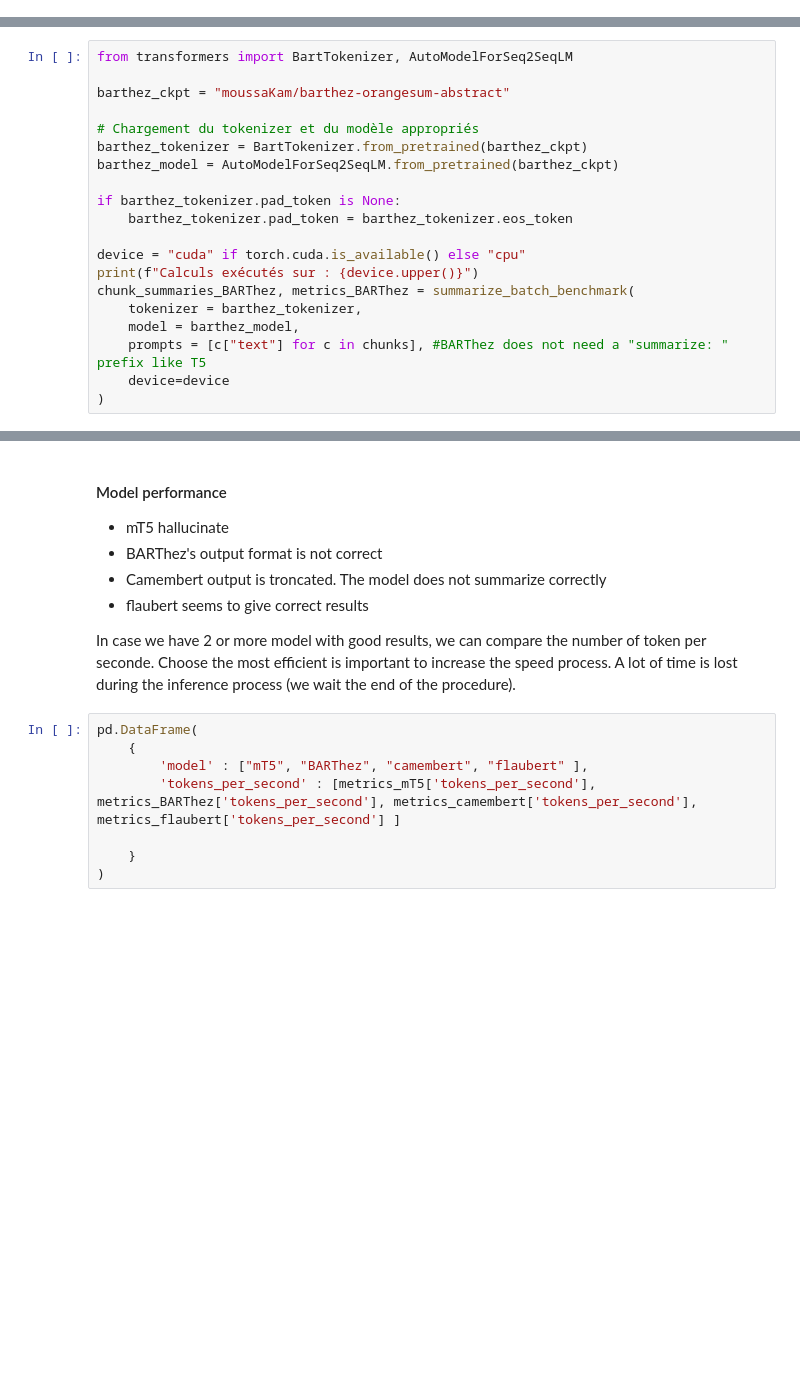
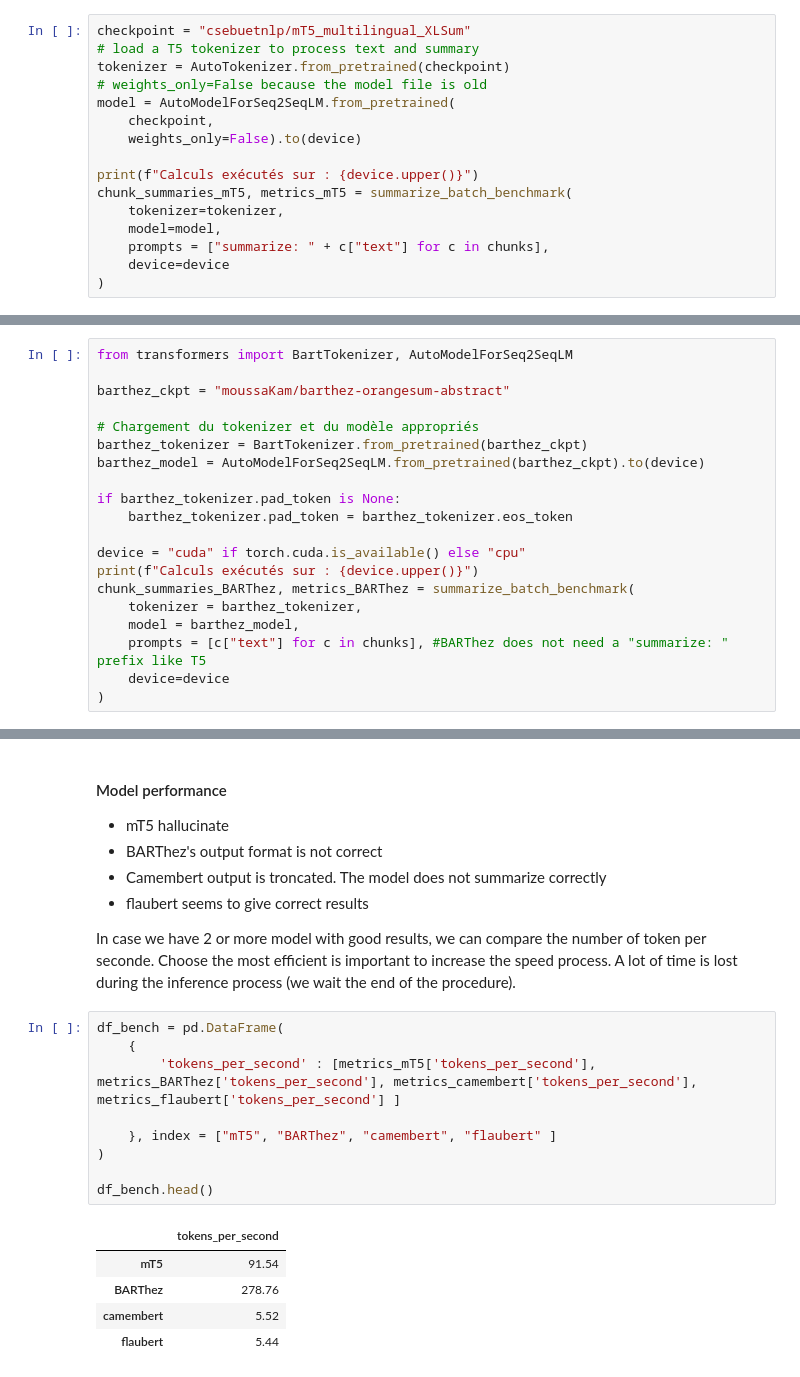
Before and after one commit to jaysenSAW/Asset_Knowledge_Graph, a Jupyter notebook: PoC_summarize.ipynb, the cells around one changed output, grey strips where cells are left out. Saved outputs shown, nothing was run; the diff lists cells and outputs as text; blank space fills up the shorter version.

```diff
--- a/PoC_summarize.ipynb
+++ b/PoC_summarize.ipynb
@@ -243,0 +260,16 @@ chunk_summaries_mT5, metrics_mT5 = summarize_batch_benchmark(
+# %%
+checkpoint = "csebuetnlp/mT5_multilingual_XLSum"
+# load a T5 tokenizer to process text and summary
+tokenizer = AutoTokenizer.from_pretrained(checkpoint)
+# weights_only=False because the model file is old
+model = AutoModelForSeq2SeqLM.from_pretrained(
+    checkpoint,
+    weights_only=False).to(device)
+
+print(f"Calculs exécutés sur : {device.upper()}")
+chunk_summaries_mT5, metrics_mT5 = summarize_batch_benchmark(
+    tokenizer=tokenizer,
+    model=model,
+    prompts = ["summarize: " + c["text"] for c in chunks],
+    device=device
+)
@@ -260,7 +313,7 @@ barthez_ckpt = "moussaKam/barthez-orangesum-abstract"
 
 # Chargement du tokenizer et du modèle appropriés
 barthez_tokenizer = BartTokenizer.from_pretrained(barthez_ckpt)
-barthez_model = AutoModelForSeq2SeqLM.from_pretrained(barthez_ckpt)
+barthez_model = AutoModelForSeq2SeqLM.from_pretrained(barthez_ckpt).to(device)
 
 if barthez_tokenizer.pad_token is None:
     barthez_tokenizer.pad_token = barthez_tokenizer.eos_token
@@ -359,10 +473,17 @@ for i in range(5):
 In case we have 2 or more model with good results, we can compare the number of token per seconde. Choose the most efficient is important to increase the speed process.
 A lot of time is lost during the inference process (we wait the end of the procedure).
 # %%
-pd.DataFrame(
+df_bench = pd.DataFrame(
     {
-        'model' : ["mT5", "BARThez", "camembert", "flaubert" ],
         'tokens_per_second' : [metrics_mT5['tokens_per_second'], metrics_BARThez['tokens_per_second'], metrics_camembert['tokens_per_second'], metrics_flaubert['tokens_per_second'] ]
 
-    }
+    }, index = ["mT5", "BARThez", "camembert", "flaubert" ]
 )
+
+df_bench.head()
+# %% [output]
+|  | tokens_per_second |
+| mT5 | 91.54 |
+| BARThez | 278.76 |
+| camembert | 5.52 |
+| flaubert | 5.44 |
```
Also changed, not shown: parts of 30 cells of this notebook.
